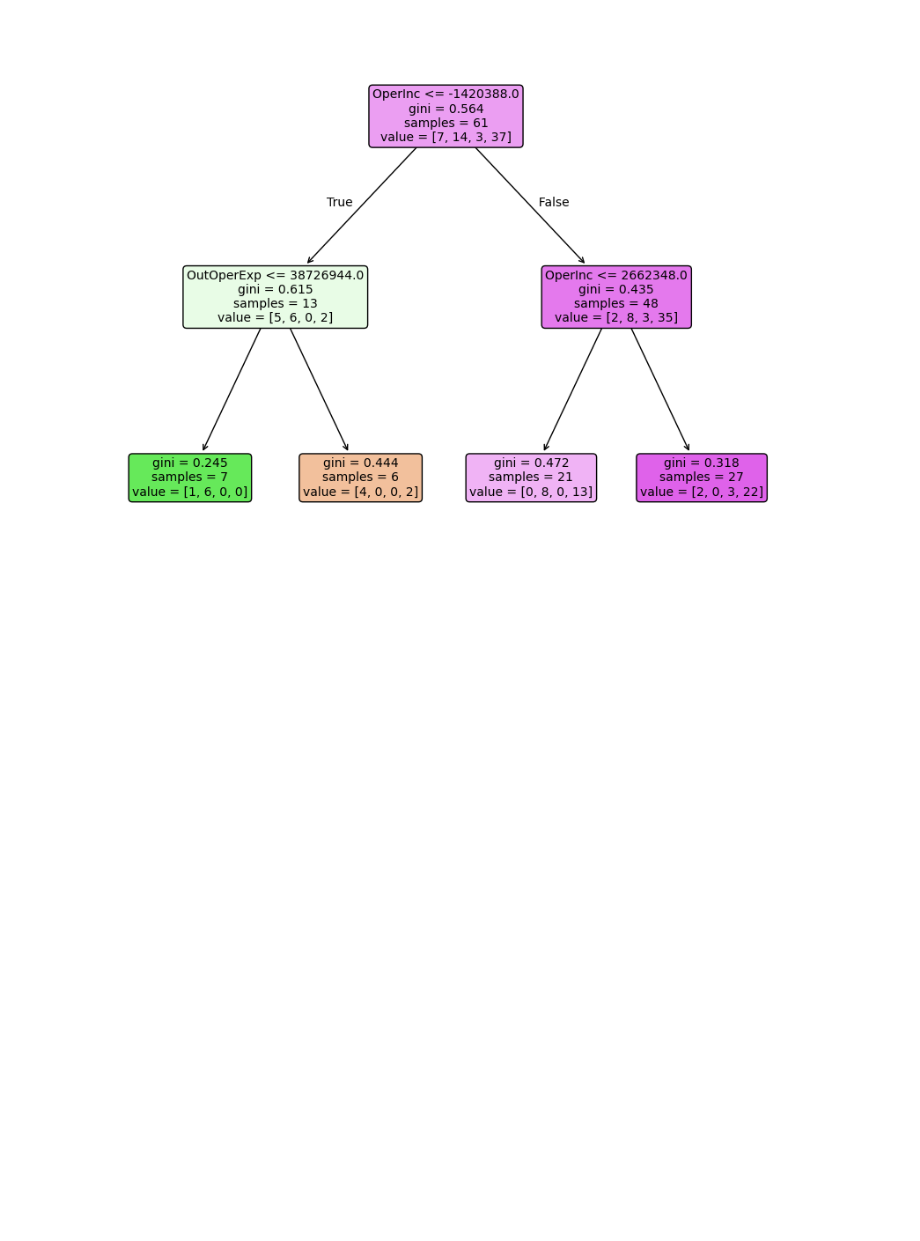
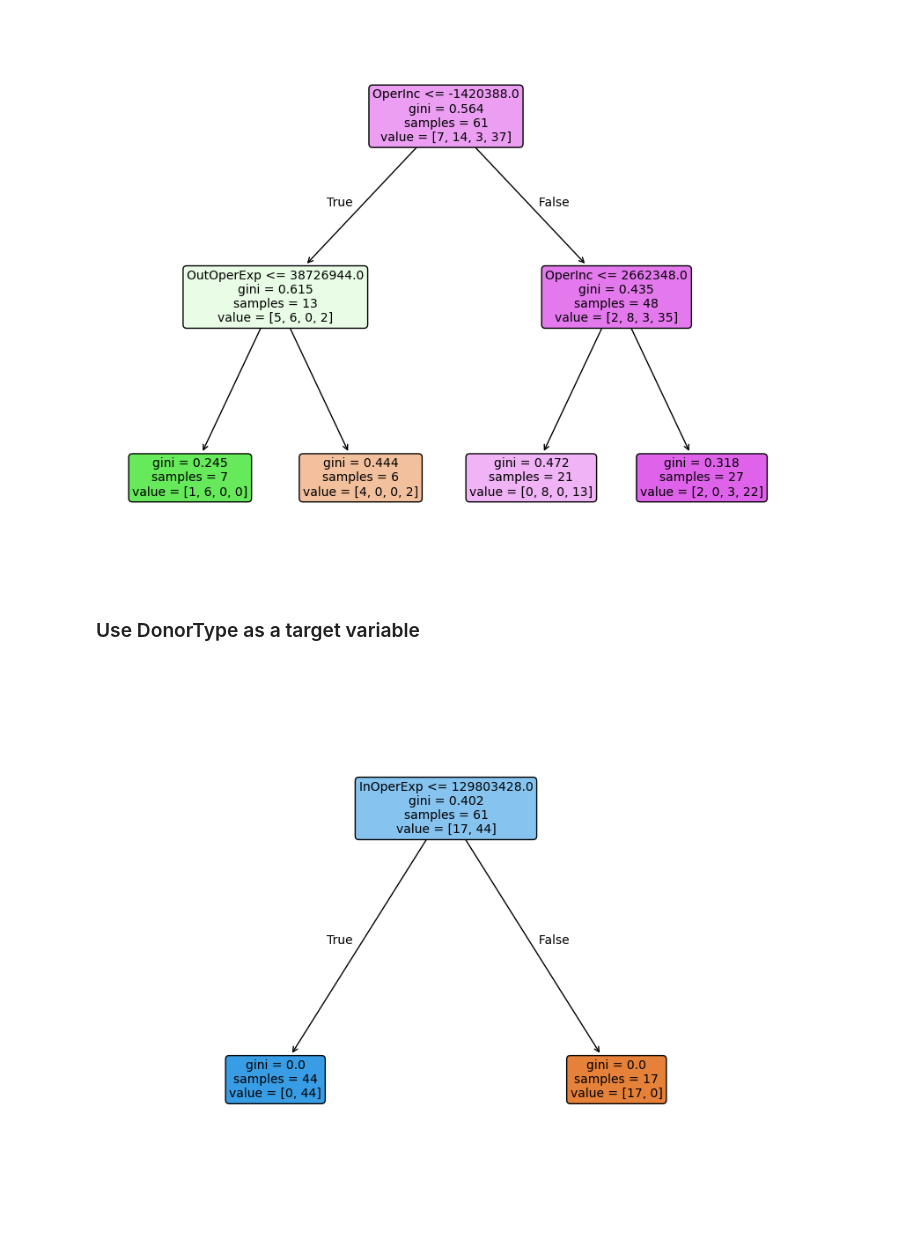
Before and after one commit to MarkLannen/week10labs, a Jupyter notebook: 10_Independent_Lab_Lannen.ipynb, the cells around one changed output. Drawn from its saved outputs; the diff is of its cells as text; code cells hidden in the pictures; blank space fills up the shorter version.

Commit message:
Create decision tree using DonorType as a target variable

```diff
--- a/10_Independent_Lab_Lannen.ipynb
+++ b/10_Independent_Lab_Lannen.ipynb
@@ -169,3 +169,29 @@ tree.plot_tree(regression_tree_3, feature_names=col_names_3, filled=True, rounde
 plt.show()
 # %% [output]
 [figure]
+# %% [markdown]
+### Use DonorType as a target variable
+# %%
+# create numerical list
+hosp_sub_4 = (hosp_df
+            .filter(['NoFTE', 'InOperExp', 'OutOperExp', 'OperInc'])
+           )
+# hosp_sub_4
+
+# merge numerical and converted categorical variables
+decision_tree_4 = pd.merge(hosp_sub_4, dummy, left_index=True, right_index=True)
+
+# Create classification tree (FIXED: changed Regressor to Classifier)
+regression_tree_4 = tree.DecisionTreeClassifier(max_depth=2).fit(decision_tree_4, hosp_df['DonorType'])
+regression_tree_4
+
+# Create plot labels
+col_names_4 = list(decision_tree_4.columns.values)
+col_names_4
+
+# Create plots
+plt.figure(figsize=(10,8))
+tree.plot_tree(regression_tree_4, feature_names=col_names_4, filled=True, rounded=True, fontsize=10)
+plt.show()
+# %% [output]
+[figure, added]
```
